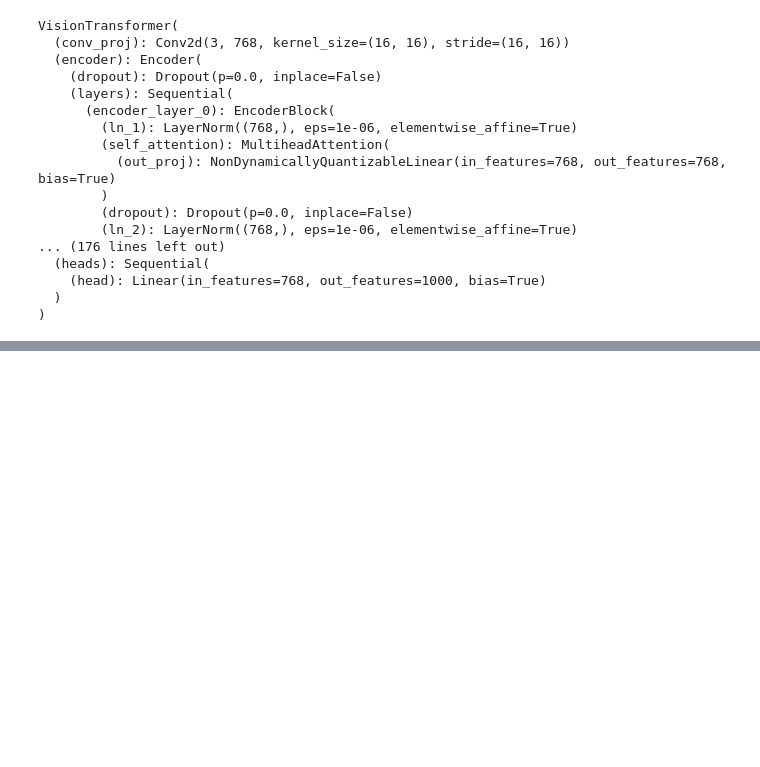
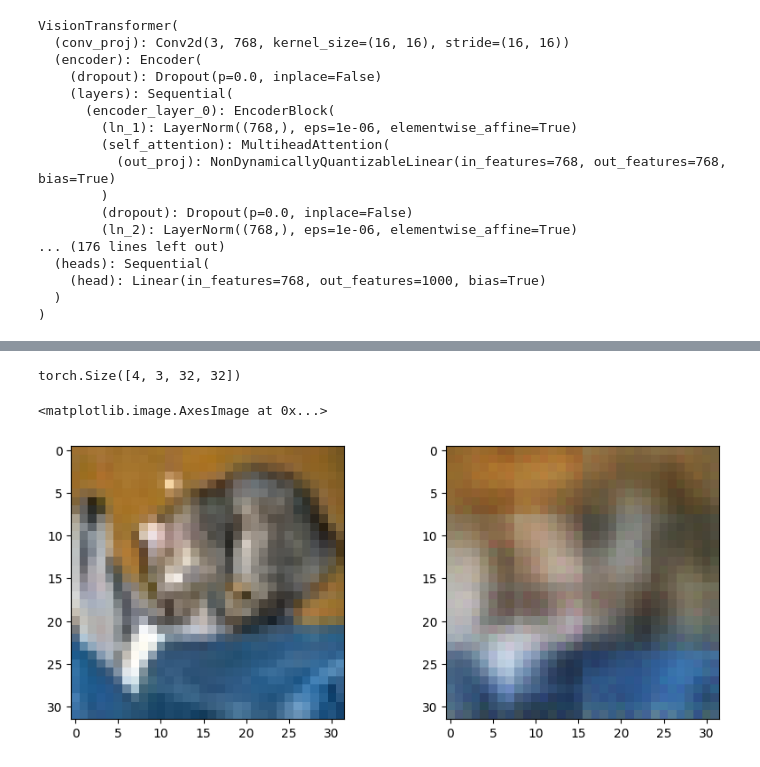
Before and after one commit to woodstr/AML-pokemon, a Jupyter notebook: notebooks/decoder.ipynb, the cells around one changed output, grey strips where cells are left out. Drawn from its saved outputs; the diff is of its cells as text; code cells hidden in the pictures; blank space fills up the shorter version.

```diff
--- a/notebooks/decoder.ipynb
+++ b/notebooks/decoder.ipynb
@@ -93,31 +97,34 @@ VisionTransformer(
   )
 )
 # %%
-auto_encoder = AutoEncoder(32)
+auto_encoder = AutoEncoder()
 
 auto_encoder.to(device)
 
 loss_fn = nn.MSELoss()
 
-optimizer = Adam(auto_encoder.parameters(), lr=1e-1)
+optimizer = Adam(auto_encoder.parameters(), lr=1e-5)
 # %%
 
 
 #training process
 
-epochs = 100
+epochs = 10
 outputs = []
 
 loss_list = []
 
 
 for epoch in range(epochs):
-    for i, data in tqdm((enumerate(train_loader))):
+    loss_avg = 0
+    for i, data in enumerate(tqdm(train_loader)):
 
         (images, _) = data
-        images_reshaped = images.reshape(-1, 32*32)
+        images = images.to(device)
+        # print(images.shape)
 
-        recon = auto_encoder(images_reshaped)
+        recon = auto_encoder(images)
+        # print(recon.shape)
 
         loss = loss_fn(recon, images)
 
@@ -126,7 +133,9 @@ for epoch in range(epochs):
         loss.backward()
         optimizer.step()
 
-        loss_list.append(loss)
-
+        loss_avg += loss.item()
+    loss_avg = loss_avg / len(train_loader)
+    loss_list.append(loss_avg)
+    print(f'Epoch [{epoch+1}/{epochs}], Loss: {loss_avg:.4f}')
     outputs.append((epoch, images, recon))
 # %% [output]
@@ -133,0 +152,17 @@ KeyboardInterrupt:
+# %%
+#model testing
+
+for i, data in enumerate(test_loader):
+    (images, _) = data
+    images = images.to(device)
+    print(images.shape)
+    # images_reshaped = images.reshape(-1, 32*32)
+    recon = auto_encoder(images).to(device)
+    break
+fig, ax = plt.subplots(1, 2, figsize=(10, 4))
+ax[0].imshow(images[0].permute(1, 2, 0).cpu().detach().numpy())
+ax[1].imshow(recon[0].permute(1, 2, 0).cpu().detach().numpy())
+# %% [output]
+torch.Size([4, 3, 32, 32])
+<matplotlib.image.AxesImage at 0x...>
+[figure, added]
```
Also changed, not shown: parts of 5 cells of this notebook.
